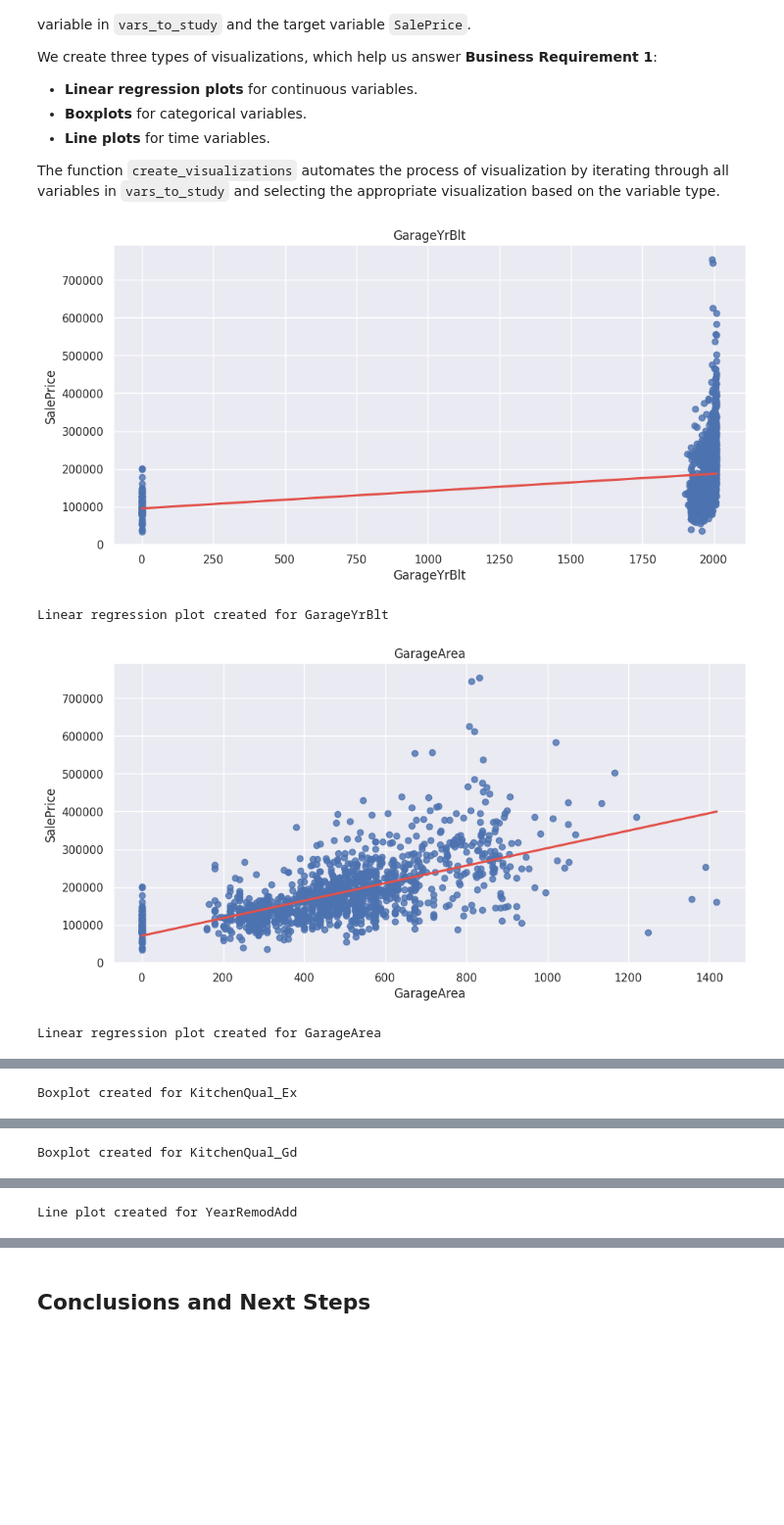
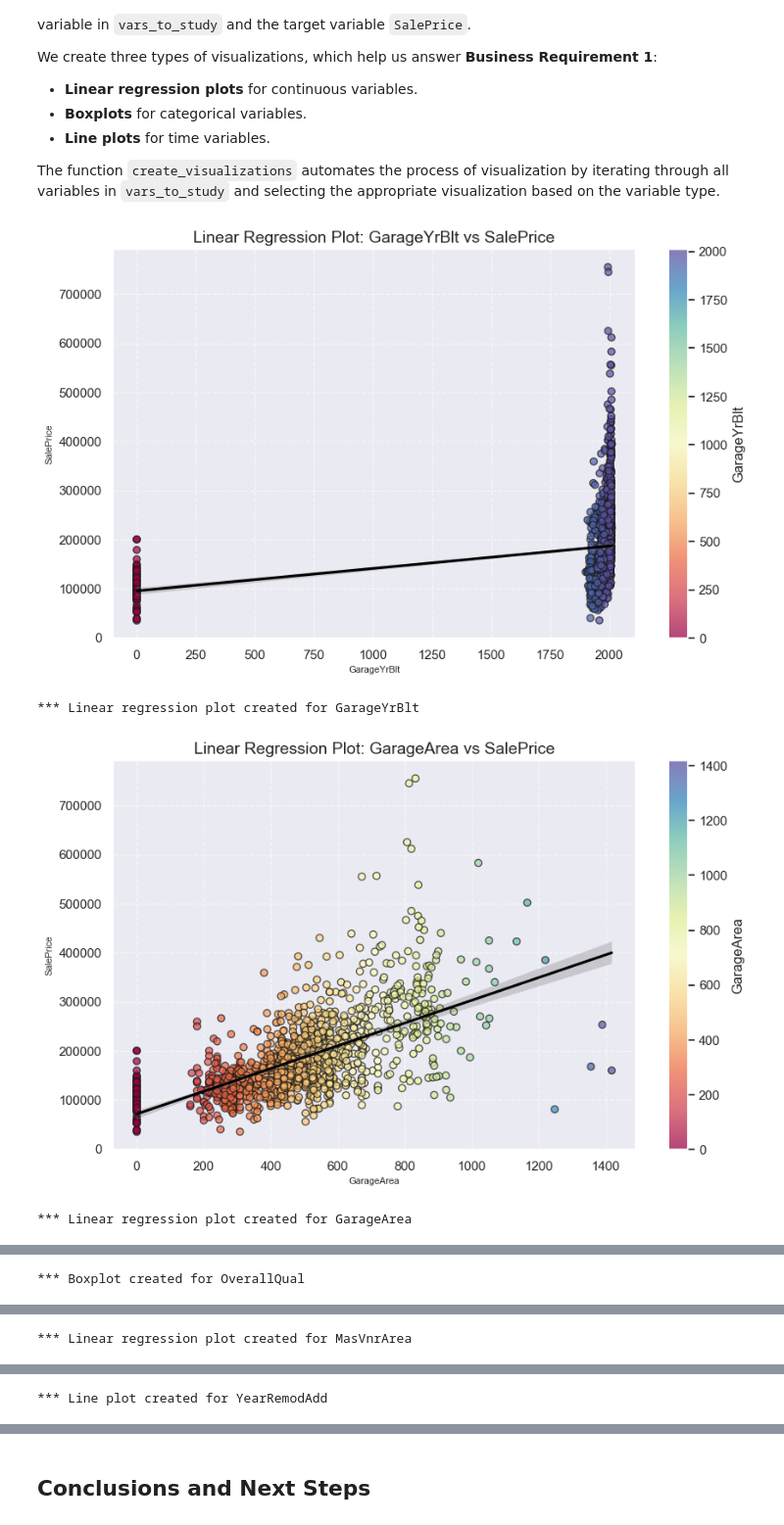
Before and after one commit to NatashaRy/house-price-predictor, a Jupyter notebook: jupyter_notebooks/03-CorrelationStudy.ipynb, the cells around one changed output, grey strips where cells are left out. Shown at 98% size. Drawn from its saved outputs; the diff is of its cells as text; code cells hidden in the pictures; blank space fills up the shorter version.

```diff
--- a/jupyter_notebooks/03-CorrelationStudy.ipynb
+++ b/jupyter_notebooks/03-CorrelationStudy.ipynb
@@ -60,7 +60,7 @@ Load the cleaned dataset from `outputs/datasets/cleaned/house_prices_cleaned.csv
 # %%
 import pandas as pd
 
-df = pd.read_csv("outputs/datasets/cleaned/house_prices_cleaned.csv")
+df = pd.read_parquet("outputs/datasets/cleaned/house_prices_cleaned.parquet")
 df.head(5)
 # %% [output]
 |  | 1stFlrSF | 2ndFlrSF | BedroomAbvGr | BsmtExposure | BsmtFinSF1 | BsmtFinType1 | BsmtUnfSF | GarageArea | ... |
@@ -88,4 +85,0 @@ Fix missing value for `GarageFinish` and check that no missing values remain.
-# %%
-df['GarageFinish'].fillna('None', inplace=True)
-
-print(df['GarageFinish'].isnull().sum())
@@ -430,18 +414,32 @@ time = ['YearBuilt', 'YearRemodAdd']
 
 def plot_lm(df, col, target_var):
     """
-    Function to create linear regression plots for continuous variables.
+    Function to create linear regression plots for continuous variables using the Spectral palette.
     """
-    sns.lmplot(
+    plt.figure(figsize=(10, 6))
+    scatter = plt.scatter(
+        x=df[col],
+        y=df[target_var],
+        c=df[col],
+        cmap='Spectral',
+        alpha=0.7,
+        edgecolor='k'
+    )
+    sns.regplot(
         data=df,
         x=col,
         y=target_var,
-        ci=None,
-        line_kws={'color': sns.color_palette("Spectral")[0]},
-        height=5,
-        aspect=2
+        scatter=False,
+        line_kws={'color': 'black'}
     )
-    plt.title(f"{col}", fontsize=12)
+
+    cbar = plt.colorbar(scatter)
+    cbar.set_label(f"{col}", fontsize=12)
+
+    plt.title(f"Linear Regression Plot: {col} vs {target_var}", fontsize=14)
+    plt.xlabel(col, fontsize=8)
+    plt.ylabel(target_var, fontsize=8)
+    plt.grid(True, linestyle='--', alpha=0.6)
     plt.savefig(f'docs/plots/lm_plot_price_by_{col}.png', bbox_inches='tight')
     plt.show()
 
@@ -453,7 +451,7 @@ def plot_box(df, col, target_var):
     num_categories = len(df[col].unique())
     palette = sns.color_palette("Spectral", n_colors=num_categories)
 
-    plt.figure(figsize=(8, 5))
+    plt.figure(figsize=(10, 4))
     sns.boxplot(
         data=df,
         x=col,
@@ -461,7 +459,7 @@ def plot_box(df, col, target_var):
         palette=palette
     )
     plt.title(f"{col}", fontsize=12)
-    plt.xlabel(col, fontsize=14)
+    plt.xlabel(col, fontsize=8)
     plt.ylabel(target_var, fontsize=8)
     plt.savefig(f'docs/plots/box_plot_price_by_{col}.png', bbox_inches='tight')
     plt.show()
@@ -470,39 +468,39 @@ def plot_line(df, col, target_var):
     """
     Function to create line plots for time variables.
     """
-    plt.figure(figsize=(12, 5))
+    plt.figure(figsize=(10, 4))
     sns.lineplot(
         data=df,
         x=col,
         y=target_var,
         color=sns.color_palette("Spectral")[1]
     )
     plt.title(f"{col}", fontsize=12)
-    plt.xlabel(col, fontsize=14)
+    plt.xlabel(col, fontsize=8)
     plt.ylabel(target_var, fontsize=8)
     plt.savefig(f'docs/plots/line_plot_price_by_{col}.png', bbox_inches='tight')
     plt.show()
 
 # Loop for visualizations
 def create_visualizations(df, vars_to_study, target_var):
     """
     Loop through variables and create appropriate visualizations.
     """
     for col in vars_to_study:
         if len(df[col].unique()) <= 10:  # Categorical variables
             plot_box(df, col, target_var)
-            print(f"Boxplot created for {col}\n\n")
+            print(f"*** Boxplot created for {col}\n\n")
         elif col in time:  # Time variables
             plot_line(df, col, target_var)
-            print(f"Line plot created for {col}\n\n")
+            print(f"*** Line plot created for {col}\n\n")
         else:  # Continuous variables
             plot_lm(df, col, target_var)
-            print(f"Linear regression plot created for {col}\n\n")
+            print(f"*** Linear regression plot created for {col}\n\n")
 
 # Call the function to create visualizations
 create_visualizations(df_eda, vars_to_study, 'SalePrice')
 # %% [output]
-[figure, old version]
+[figure, new version]
-Linear regression plot created for GarageYrBlt
+*** Linear regression plot created for GarageYrBlt
-[figure, old version]
+[figure, new version]
-Linear regression plot created for GarageArea
+*** Linear regression plot created for GarageArea
@@ -510 +508 @@ Linear regression plot created for GarageArea
-Boxplot created for KitchenQual_Ex
+*** Boxplot created for OverallQual
@@ -512 +510 @@ Boxplot created for KitchenQual_Ex
-Boxplot created for KitchenQual_Gd
+*** Linear regression plot created for MasVnrArea
@@ -514 +512 @@ Boxplot created for KitchenQual_Gd
-Line plot created for YearRemodAdd
+*** Line plot created for YearRemodAdd
```
Also changed, not shown: parts of 13 cells of this notebook, 25 other files.
